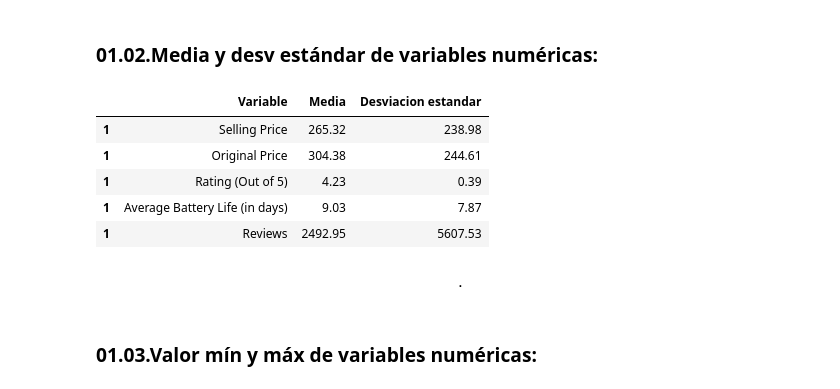
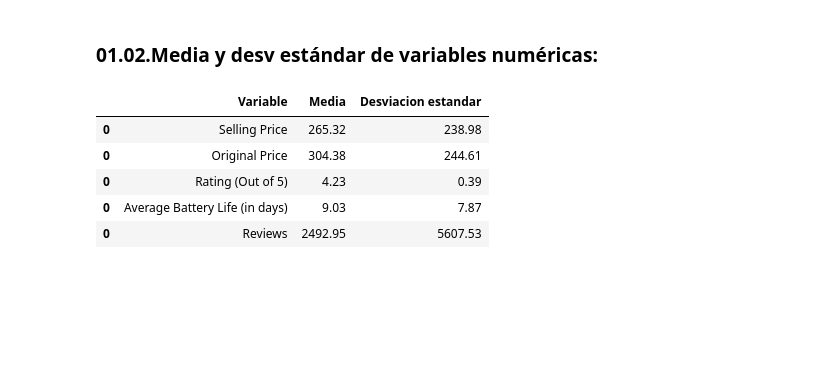
Before and after one commit to AlvaroSimonMerino/TrainingPython, a Jupyter notebook: 01_Python/01_PracticaPython/02_Codigo/PracticaPython_POCD.ipynb, the cells around one changed output. Saved outputs shown, nothing was run; the diff lists cells and outputs as text; code cells hidden in the pictures; blank space fills up the shorter version.

```diff
--- a/01_Python/01_PracticaPython/02_Codigo/PracticaPython_POCD.ipynb
+++ b/01_Python/01_PracticaPython/02_Codigo/PracticaPython_POCD.ipynb
@@ -152,31 +153,29 @@ memory usage: 48.7+ KB
 # %%
 # Vamos a crear una función para calcular la media y desv tipica de una variable
 def estadisticos(df : object, column : str):
+    '''Retorna un dataframe con las columnas y los estadisticos de media y desviacion estandar de cada
+    columna numérica inputada en el argumento de la función'''
     media = df[column].mean().round(2)
     desv_est = df[column].std().round(2)
-    est_df = pd.DataFrame({"Variable": column, "Media": media, "Desviacion estandar": desv_est}, index= [1])
+    est_df = pd.DataFrame({"Variable": column, "Media": media, "Desviacion estandar": desv_est}, index= [0])
     return est_df
 
 # Ahora calculamos la media y desviación de cada variable numérica
 sp = estadisticos(fitness_df, "Selling Price")
 op = estadisticos(fitness_df, "Original Price")
 ra5 = estadisticos(fitness_df, "Rating (Out of 5)")
 avgbl = estadisticos(fitness_df, "Average Battery Life (in days)")
 rev = estadisticos(fitness_df, "Reviews")
 
 # Finalmente unimos todos los df de las variables en un unico dataframe para una mejor visualizacion
 variables_num = [sp, op, ra5, avgbl, rev]
 
 vnum_df = pd.concat(variables_num)
 vnum_df
 # %% [output]
 |  | Variable | Media | Desviacion estandar |
-| 1 | Selling Price | 265.32 | 238.98 |
-| 1 | Original Price | 304.38 | 244.61 |
-| 1 | Rating (Out of 5) | 4.23 | 0.39 |
-| 1 | Average Battery Life (in days) | 9.03 | 7.87 |
-| 1 | Reviews | 2492.95 | 5607.53 |
+| 0 | Selling Price | 265.32 | 238.98 |
+| 0 | Original Price | 304.38 | 244.61 |
+| 0 | Rating (Out of 5) | 4.23 | 0.39 |
+| 0 | Average Battery Life (in days) | 9.03 | 7.87 |
+| 0 | Reviews | 2492.95 | 5607.53 |
-# %% [markdown]
-                                                .
-# %% [markdown]
-### 01.03.Valor mín y máx de variables numéricas:  <a class="anchor" id="01.03.Valor-mín-y-máx-de-variables-numéricas:"></a>
```
Also changed, not shown: parts of 48 cells of this notebook.
